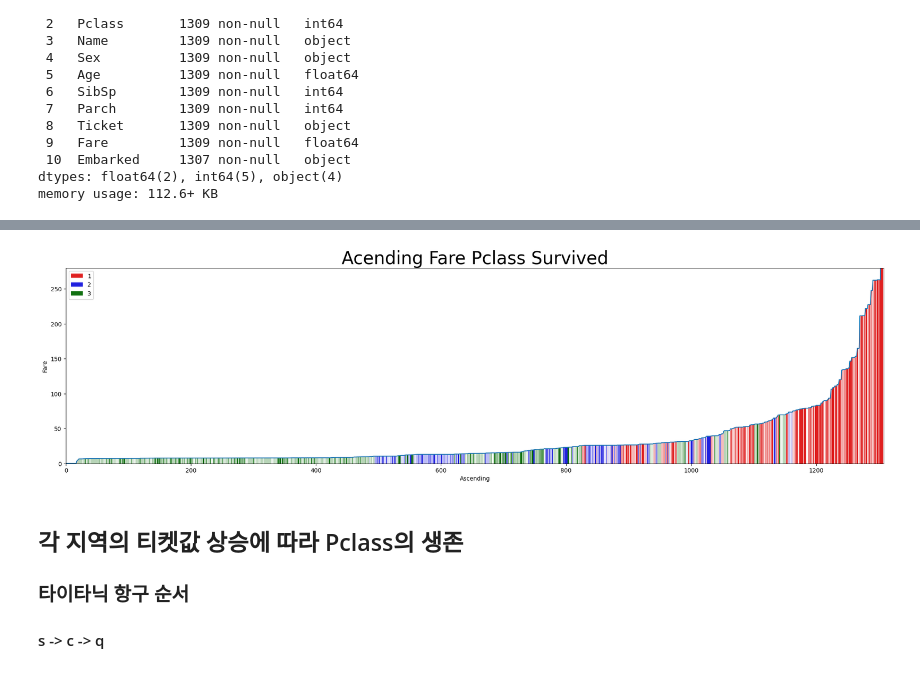
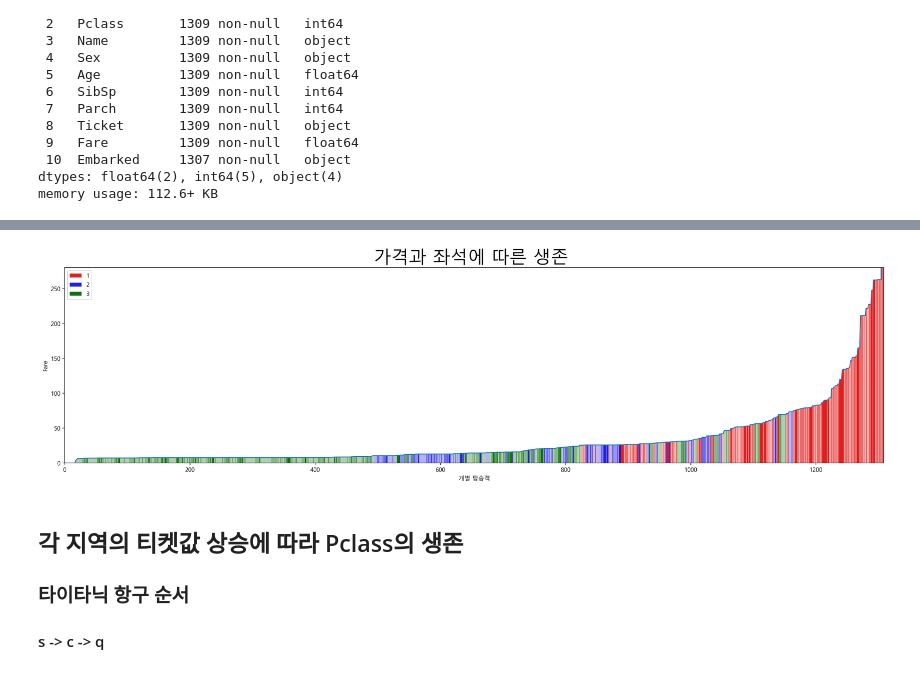
Before and after one commit to sjunc/2025-1-BigData-Team, a Jupyter notebook: Final/타이타닉.ipynb, the cells around one changed output, grey strips where cells are left out. Saved outputs shown, nothing was run; the diff lists cells and outputs as text; code cells hidden in the pictures.

```diff
--- a/Final/타이타닉.ipynb
+++ b/Final/타이타닉.ipynb
@@ -127,8 +129,8 @@ tdf.describe()
 tdf['Embarked'] = tdf['Embarked'].dropna()
 tdf = tdf.drop('Cabin', axis=1)
 # %%
-tdf['Age'] = tdf['Age'].fillna(28)
-tdf['Fare'] = tdf['Fare'].backfill()
+tdf['Age'] = tdf['Age'].fillna(28)  # AGE의 중앙 값
+tdf['Fare'] = tdf['Fare'].fillna(14.45) # Fare의 중앙값
 tdf.info()
 # %% [output]
 <class 'pandas.core.frame.DataFrame'>
@@ -209,13 +206,11 @@ plt.show()
 # %%
-tdf = pd.read_csv('/content/2025-1-BigData-Team/TitanicData/titanic1309.csv')
-
-# 티켔 오름차순으로 그래프 수정
+# 티켓 오름차순으로 그래프 수정
 tdf = tdf.sort_values(by=['Fare'] ,ascending=True)
 tdf.index = range(len(tdf))
 
 # 티켓 가격 상승 그래프
 plt.figure(figsize=(25, 6))
 sns.lineplot(x=tdf.index, y='Fare', data=tdf);
-plt.xlabel('Ascending')
-plt.title("Acending Fare" , fontsize=30);
+plt.xlabel('개별 탑승객')
+plt.title("티켓 가격 오름차순" , fontsize=30);
 # %% [output]
@@ -252,3 +247,5 @@ plt.title("Acending Fare Pclass" , fontsize=30);
+# %%
+tdf['Survived'] = np.where(tdf['Survived'] == 0, '사망', '생존')
 # %%
 # 티켓 가격에 따른 생존
 plt.figure(figsize=(25, 6))
@@ -262,19 +259,20 @@ plt.title("Acending Fare Survived" , fontsize=30);
 # %%
 # 가격에 따라 Pclass의 생환자들
 plt.figure(figsize=(25, 6))
 
 sns.lineplot(x=tdf.index, y='Fare', data=tdf)
 sns.barplot(x=tdf.index, y='Fare', hue='Pclass', data=tdf, palette={1: 'red', 2: 'blue' , 3:'green'}).set(ylim=(0, 280))
 
-# 죽은 사람은 하얀막대기 불투명도 70% 를 입혀 자석과 동시에 생환과 죽음을 동시에 볼 수 있다.
-sns.barplot(x=tdf[tdf['Survived'] == 0].index,y='Fare', data=tdf[tdf['Survived'] == 0], color='white' , alpha=0.7)
+# 죽은 사람은 하얀막대기 불투명도 50% 를 입혀 좌석과 동시에 생존과 사망을 동시에 확인할 수 있다.
+sns.barplot(x=tdf[tdf['Survived'] == '사망'].index,y='Fare', data=tdf[tdf['Survived'] == '사망'], color='white' , alpha=0.5)
 
 plt.xticks(ticks=np.arange(0, tdf.shape[0], 200), labels=np.arange(0, tdf.shape[0], 200));
-plt.xlabel('Ascending');
+plt.xlabel('개별 탑승객');
+
 # 이러면 대충 보이는데 x폭이 너무 쫍아 정확하게 볼 수 없다. 이러면 지역별로 나눠야 겠다.
-plt.title("Acending Fare Pclass Survived" , fontsize=30);
+plt.title("가격과 좌석에 따른 생존 " , fontsize=30);
 # %% [output]
-[figure, old version]
+[figure, new version]
 # %% [markdown]
 ## 각 지역의 티켓값 상승에 따라 Pclass의 생존
 ### 타이타닉 항구 순서
```
Also changed, not shown: parts of 37 cells of this notebook.
